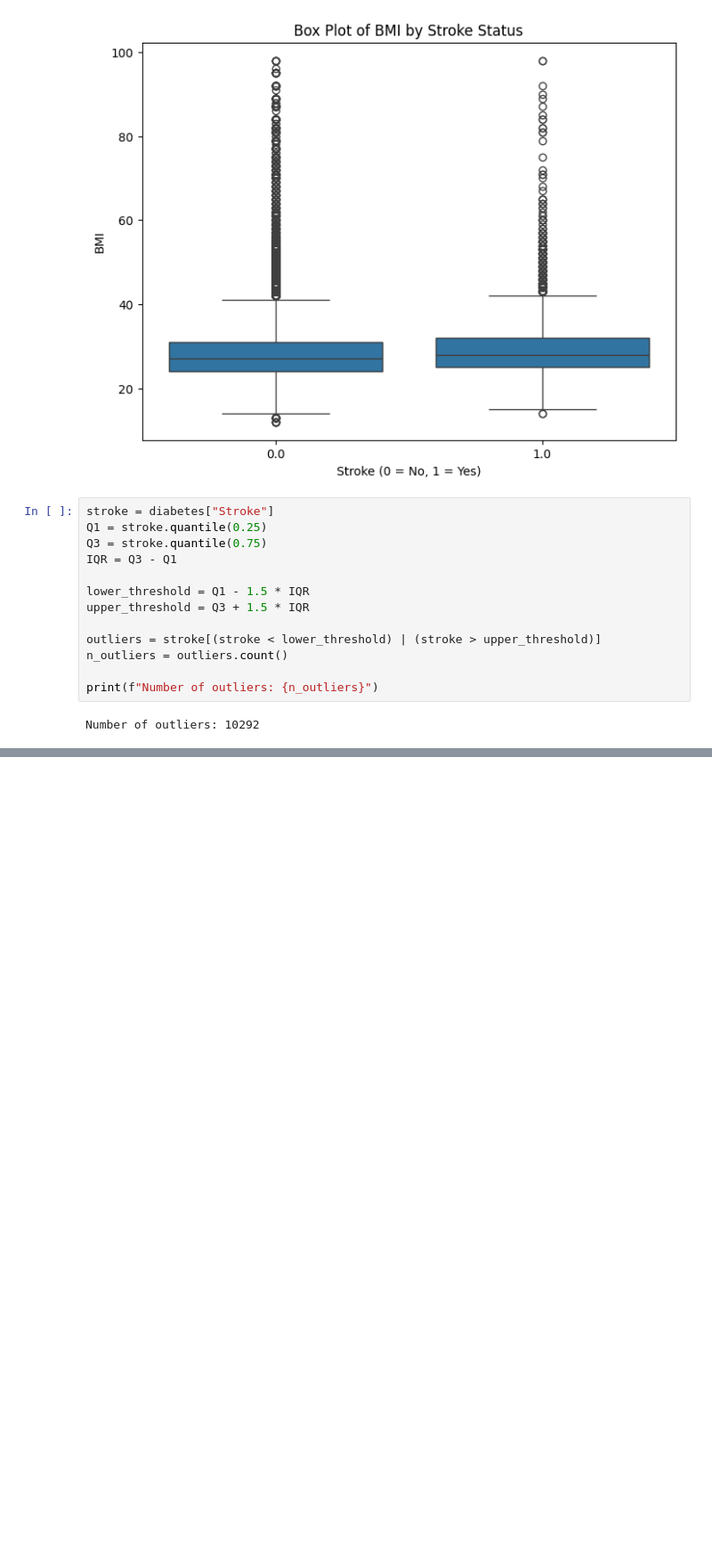
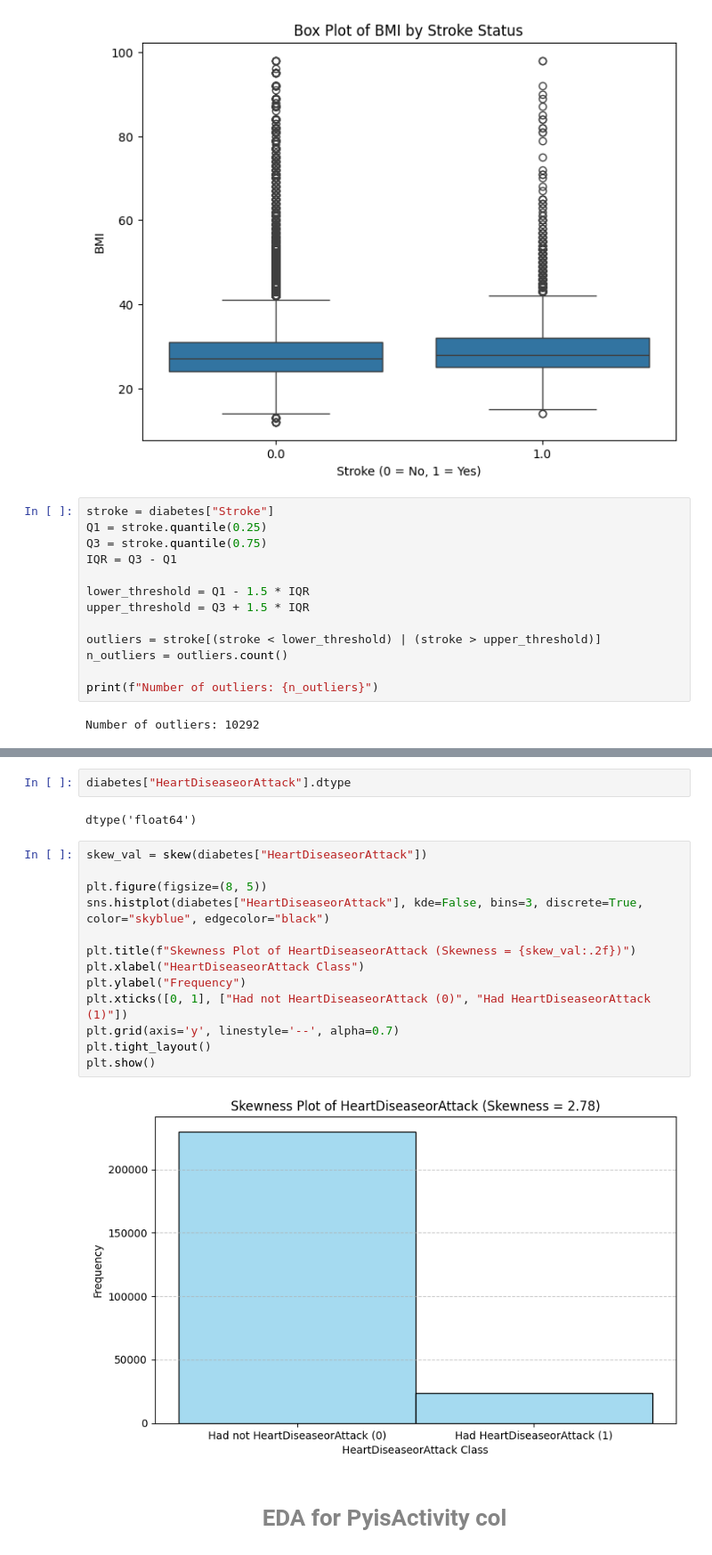
Before and after one commit to mrablfz05/diabetes-prediction, a Jupyter notebook: diabetes_prediction.ipynb, the cells around one changed output, grey strips where cells are left out. Shown at 89% size. Cells and saved outputs as stored; diff of their text form; blank space fills up the shorter version.

Commit message:
EDA: get on HeartDisseasorAttack

```diff
--- a/diabetes_prediction.ipynb
+++ b/diabetes_prediction.ipynb
@@ -863,0 +880,30 @@ Number of outliers: 10292
+# %%
+diabetes["HeartDiseaseorAttack"].dtype
+# %% [output]
+dtype('float64')
+# %%
+skew_val = skew(diabetes["HeartDiseaseorAttack"])
+
+plt.figure(figsize=(8, 5))
+sns.histplot(diabetes["HeartDiseaseorAttack"], kde=False, bins=3, discrete=True, color="skyblue", edgecolor="black")
+
+plt.title(f"Skewness Plot of HeartDiseaseorAttack (Skewness = {skew_val:.2f})")
+plt.xlabel("HeartDiseaseorAttack Class")
+plt.ylabel("Frequency")
+plt.xticks([0, 1], ["Had not HeartDiseaseorAttack (0)", "Had HeartDiseaseorAttack (1)"])
+plt.grid(axis='y', linestyle='--', alpha=0.7)
+plt.tight_layout()
+plt.show()
+# %% [output]
+[figure, added]
+# %% [markdown]
+<h1 style="
+  text-align: center;
+  color: #858585ff;
+  font-family: 'Segoe UI', Tahoma, Geneva, Verdana, sans-serif;
+  font-size: 4.5em;
+  letter-spacing: 2px;
+  font-weight: 700;
+">
+  EDA for PyisActivity col
+</h1>
```
Also changed, not shown: parts of 3 cells of this notebook.
